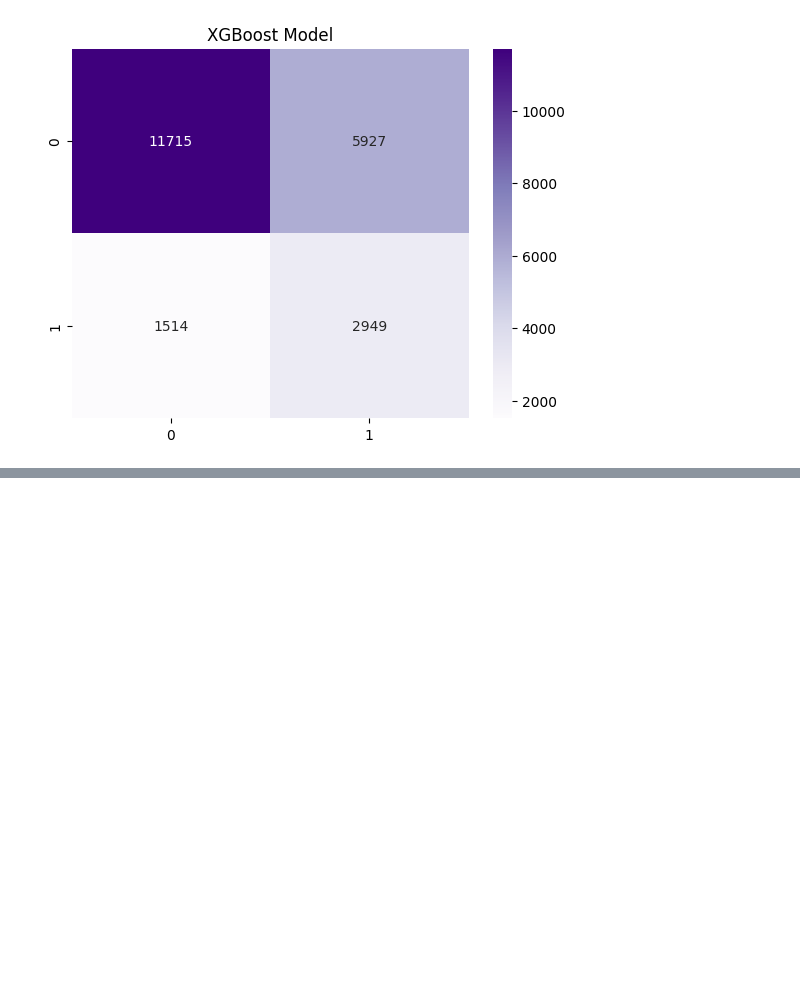
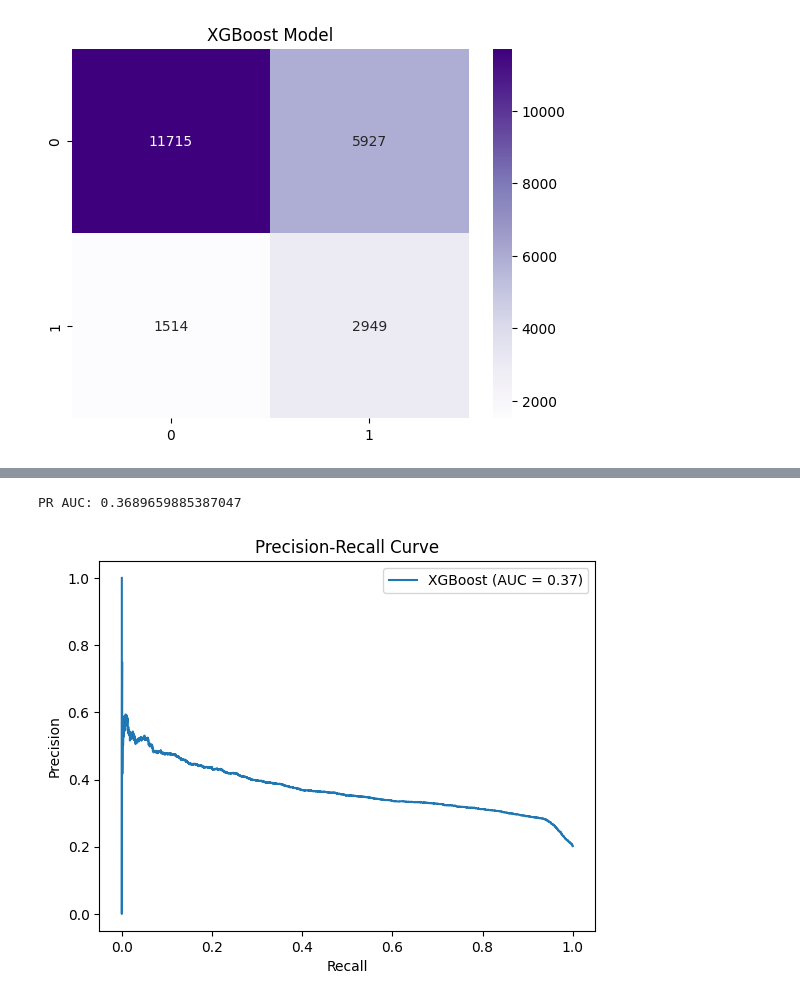
Before and after one commit to zeenah-bio/medical-appointment-no-show-prediction, a Jupyter notebook: NoShow_Project.ipynb, the cells around one changed output, grey strips where cells are left out. Saved outputs shown, nothing was run; the diff lists cells and outputs as text; code cells hidden in the pictures; blank space fills up the shorter version.

```diff
--- a/NoShow_Project.ipynb
+++ b/NoShow_Project.ipynb
@@ -727,0 +802,20 @@ Therefore, XGBoost was selected as the final model, as it provides the most effe
+# %%
+# Precision-Recall Curve
+precision, recall, thresholds = precision_recall_curve(y_test, y_probs)
+
+# PR AUC
+pr_auc = auc(recall, precision)
+
+print("PR AUC:", pr_auc)
+
+# Plot
+plt.figure()
+plt.plot(recall, precision, label=f"XGBoost (AUC = {pr_auc:.2f})")
+plt.xlabel("Recall")
+plt.ylabel("Precision")
+plt.title("Precision-Recall Curve")
+plt.legend()
+plt.show()
+# %% [output]
+PR AUC: 0.3689659885387047
+[figure, added]
```
Also changed, not shown: parts of 33 cells of this notebook.
